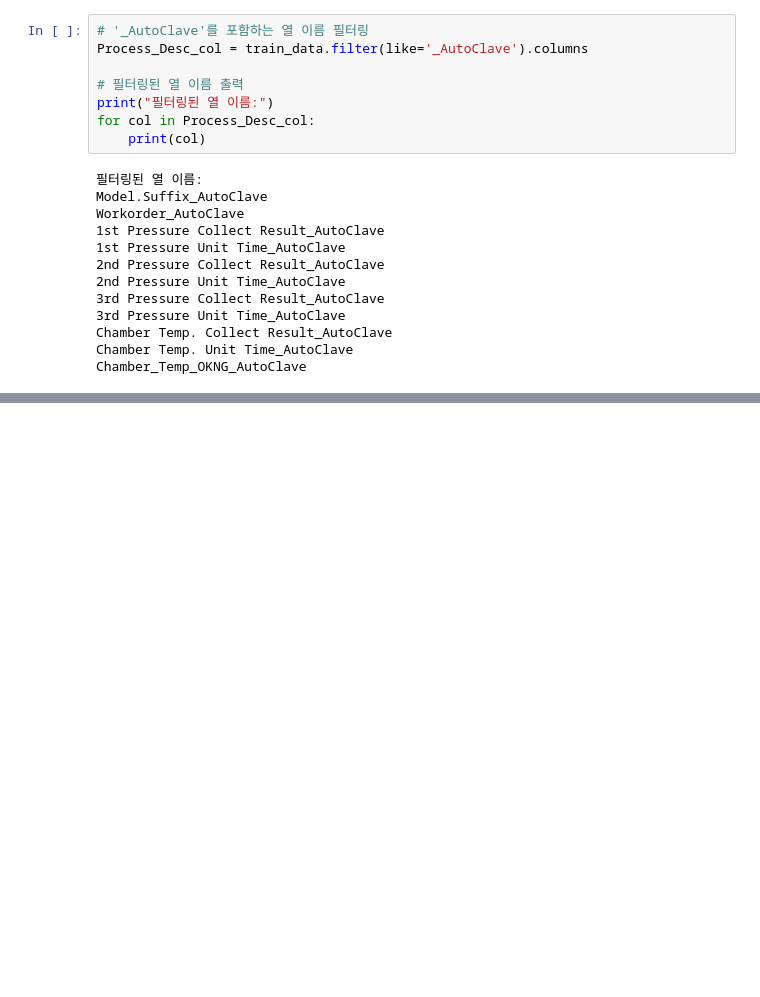
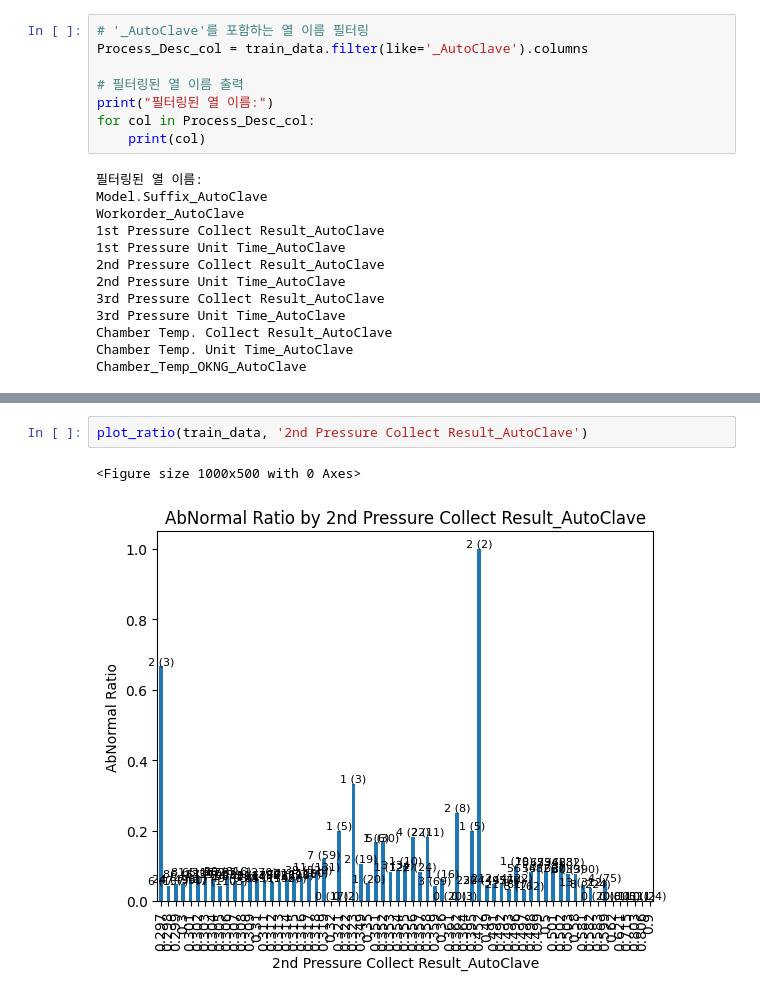
Before and after one commit to dyk9916/Lg_aimers5, a Jupyter notebook: code_log/junehong_code/0812_EDA_AutoClave.ipynb, the cells around one changed output, grey strips where cells are left out. Saved outputs shown, nothing was run; the diff lists cells and outputs as text; blank space fills up the shorter version.

```diff
--- a/code_log/junehong_code/0812_EDA_AutoClave.ipynb
+++ b/code_log/junehong_code/0812_EDA_AutoClave.ipynb
@@ -490,0 +512,5 @@ Chamber_Temp_OKNG_AutoClave
+# %%
+plot_ratio(train_data, '2nd Pressure Collect Result_AutoClave')
+# %% [output]
+<Figure size 1000x500 with 0 Axes>
+[figure, added]
```
Also changed, not shown: parts of 37 cells of this notebook.
